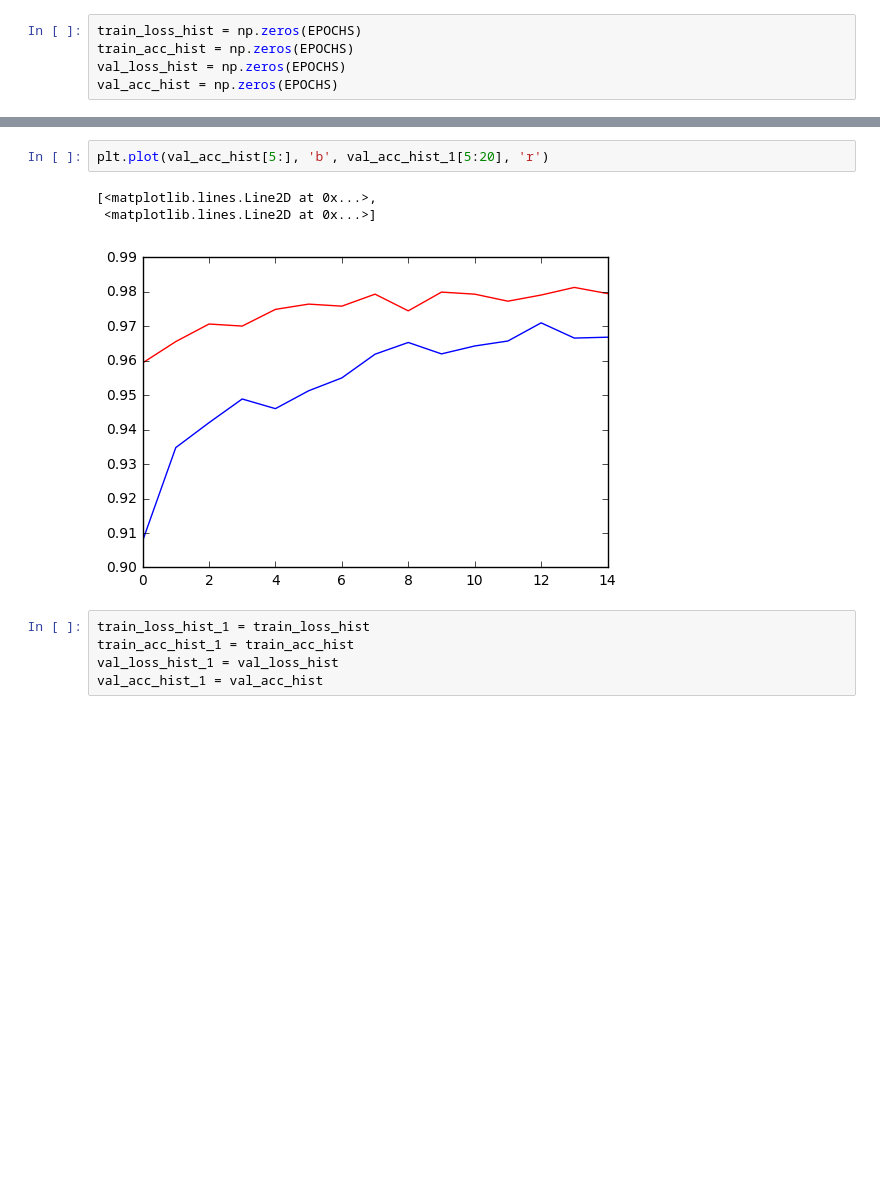
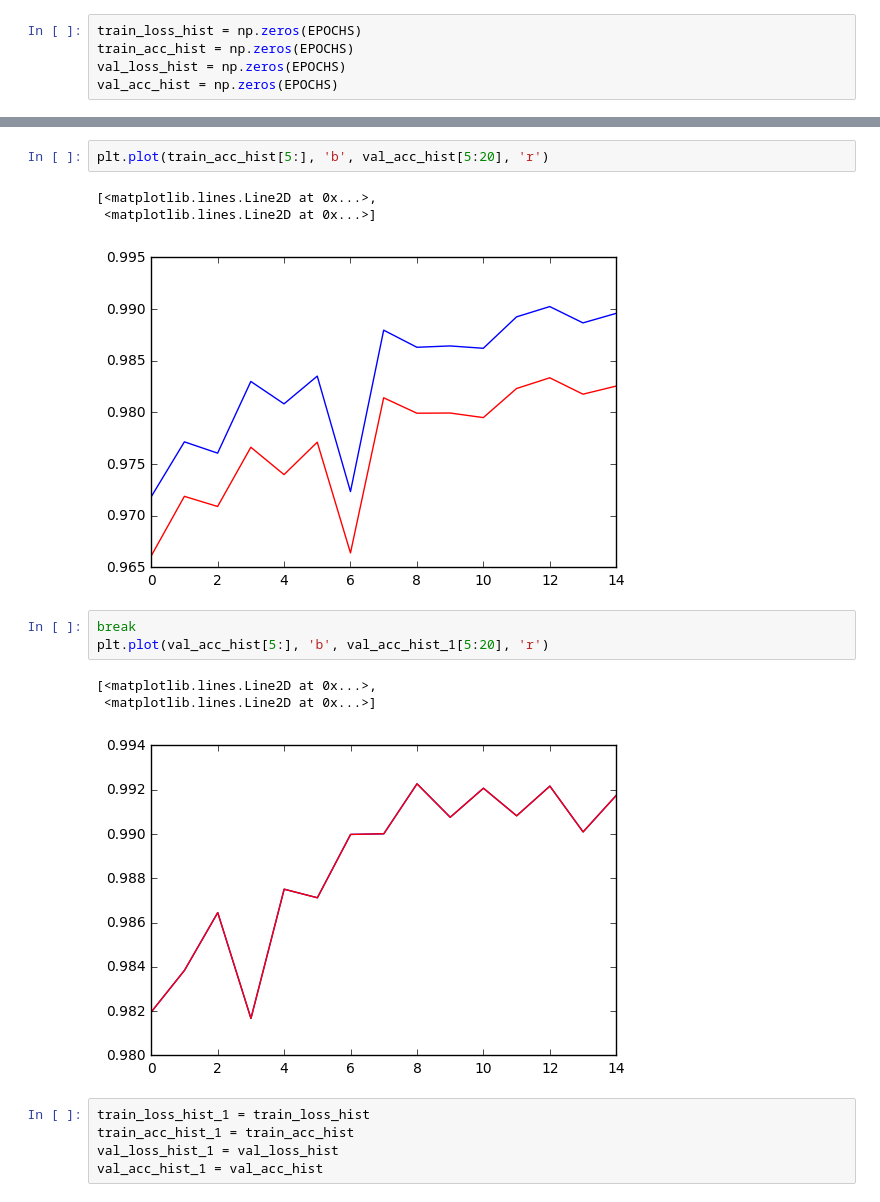
Before and after one commit to apereiral/CarND-Traffic-Sign-Classifier-Project, a Jupyter notebook: Traffic_Sign_Classifier.ipynb, the cells around one changed output, grey strips where cells are left out. Cells and saved outputs as stored; diff of their text form; blank space fills up the shorter version.

```diff
--- a/Traffic_Sign_Classifier.ipynb
+++ b/Traffic_Sign_Classifier.ipynb
@@ -617,9 +593,16 @@ EPOCH 11 ...
+# %%
+plt.plot(train_acc_hist[5:], 'b', val_acc_hist[5:20], 'r')
+# %% [output]
+[<matplotlib.lines.Line2D at 0x...>,
+ <matplotlib.lines.Line2D at 0x...>]
+[figure, added]
 # %%
+break
 plt.plot(val_acc_hist[5:], 'b', val_acc_hist_1[5:20], 'r')
 # %% [output]
 [<matplotlib.lines.Line2D at 0x...>,
  <matplotlib.lines.Line2D at 0x...>]
-[figure, old version]
+[figure, new version]
 # %%
 train_loss_hist_1 = train_loss_hist
 train_acc_hist_1 = train_acc_hist
```
Also changed, not shown: parts of 9 cells of this notebook, 3 other files.
